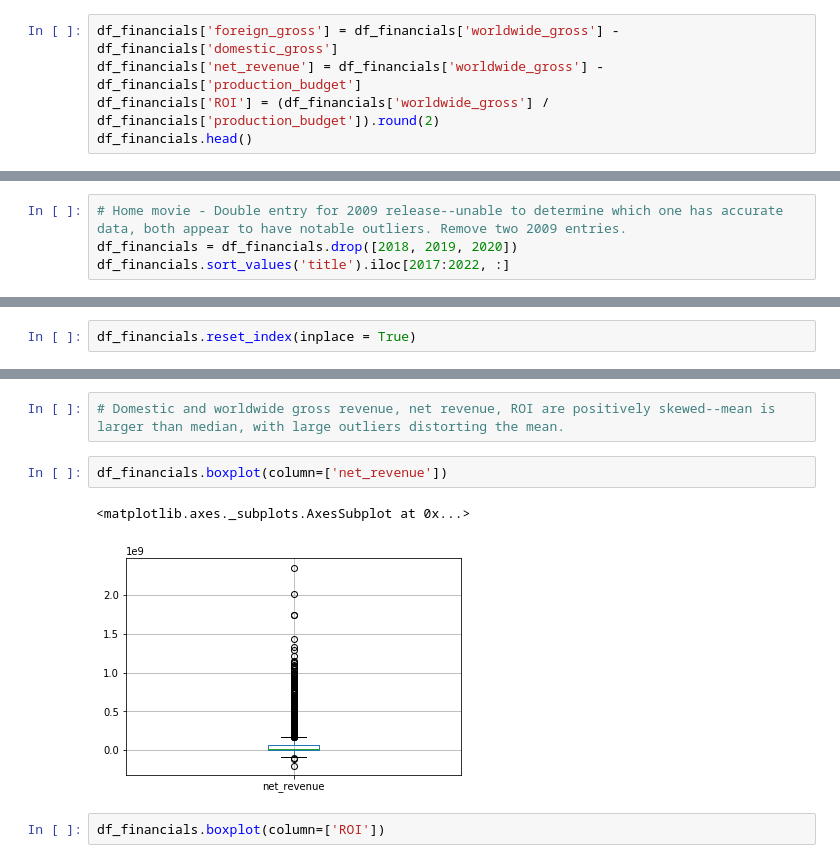
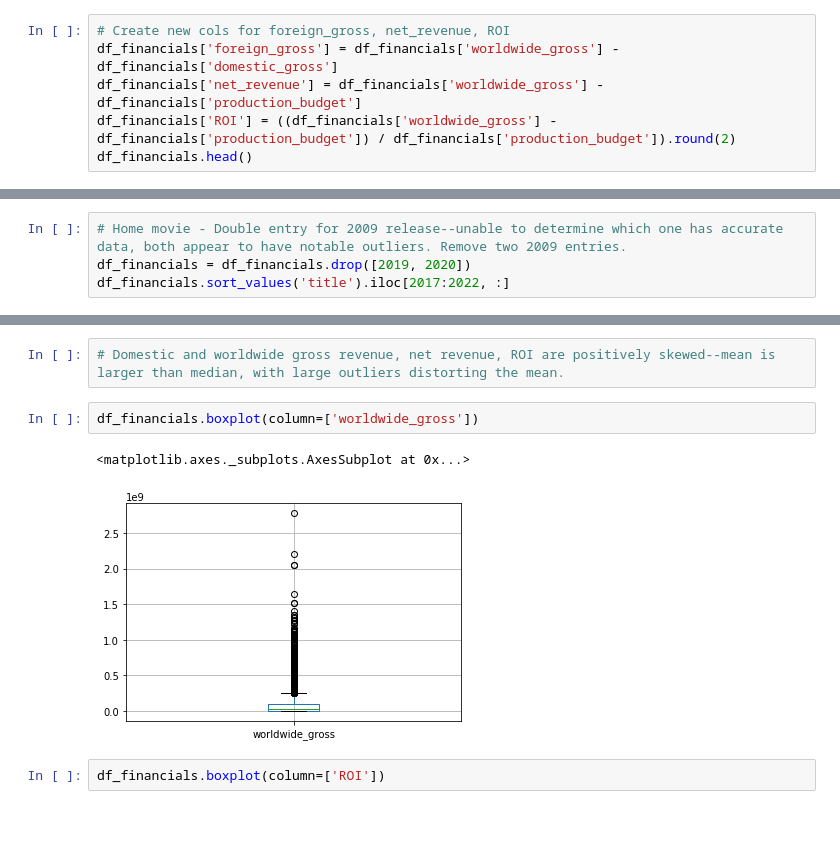
Before and after one commit to magalisolimano/dsc-mod-1-project-v2-1-online-ds-sp-000, a Jupyter notebook: student_4.9.ipynb, the cells around one changed output, grey strips where cells are left out. Saved outputs shown, nothing was run; the diff lists cells and outputs as text; blank space fills up the shorter version.

```diff
--- a/student_4.9.ipynb
+++ b/student_4.9.ipynb
@@ -462,9 +462,10 @@ df_financials.head(10)
 | 11:14 | 90 | 2005-08-12 | 6000000.0 | NaN | NaN | 2005 | NaN |
 | 12 Angry Men | 36 | 1957-04-13 | 340000.0 | NaN | NaN | 1957 | NaN |
 # %%
+# Create new cols for foreign_gross, net_revenue, ROI
 df_financials['foreign_gross'] = df_financials['worldwide_gross'] - df_financials['domestic_gross']
 df_financials['net_revenue'] = df_financials['worldwide_gross'] - df_financials['production_budget']
-df_financials['ROI'] = (df_financials['worldwide_gross'] / df_financials['production_budget']).round(2)
+df_financials['ROI'] = ((df_financials['worldwide_gross'] - df_financials['production_budget']) / df_financials['production_budget']).round(2)
 df_financials.head()
 # %% [output]
 |  | id | release_date | production_budget | domestic_gross | worldwide_gross | year | studio | ... |
@@ -558,7 +559,7 @@ df_financials.sort_values('title').iloc[2017:2022, :]
 | 2021 | Home Again | 57 | 2017-09-08 | 15000000.0 | 27020284.0 | 37336874.0 | 2017 | ORF | ... |
 # %%
 # Home movie - Double entry for 2009 release--unable to determine which one has accurate data, both appear to have notable outliers. Remove two 2009 entries.
-df_financials = df_financials.drop([2018, 2019, 2020])
+df_financials = df_financials.drop([2019, 2020])
 df_financials.sort_values('title').iloc[2017:2022, :]
 # %% [output]
 |  | title | id | release_date | production_budget | domestic_gross | worldwide_gross | year | studio | ... |
@@ -582,5 +571,3 @@ df_financials.describe()
-# %%
-df_financials.reset_index(inplace = True)
 # %%
 df_financials[df_financials['title_yr'].duplicated() == True]
 # %% [output]
@@ -595,10 +655,10 @@ df_financials.quantile(q=.99)
 # %%
 # Domestic and worldwide gross revenue, net revenue, ROI are positively skewed--mean is larger than median, with large outliers distorting the mean.
 # %%
-df_financials.boxplot(column=['net_revenue'])
+df_financials.boxplot(column=['worldwide_gross'])
 # %% [output]
 <matplotlib.axes._subplots.AxesSubplot at 0x...>
-[figure, old version]
+[figure, new version]
 # %%
 df_financials.boxplot(column=['ROI'])
 # %% [output]
```
Also changed, not shown: parts of 25 cells of this notebook.
